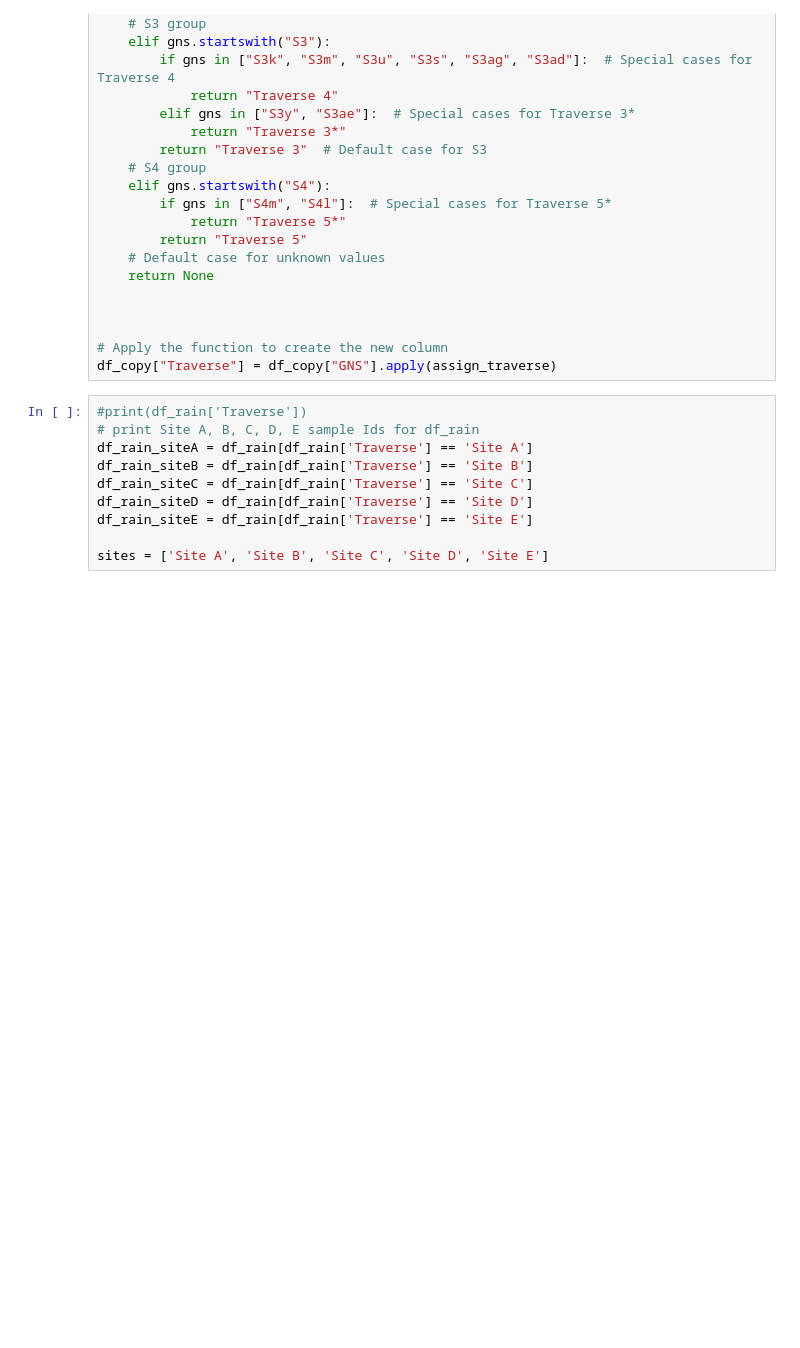
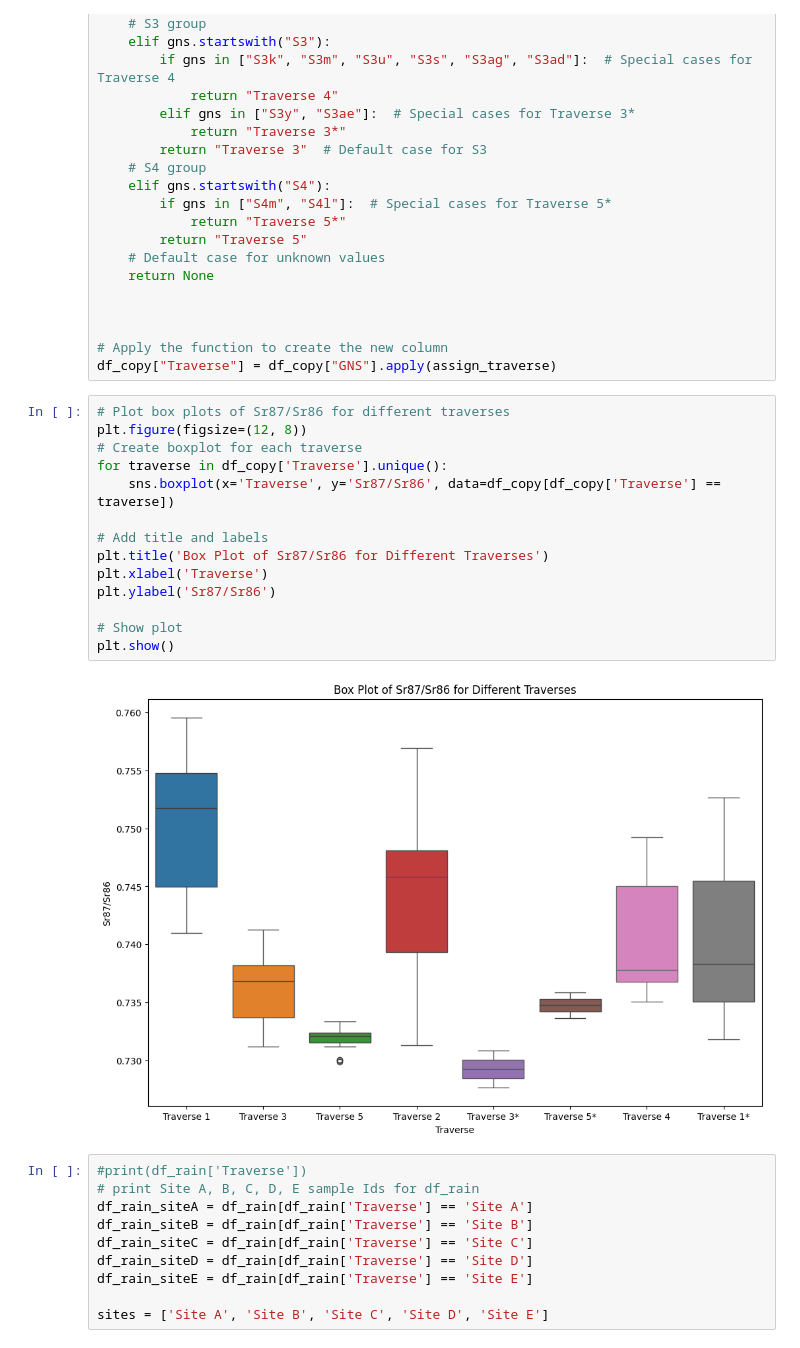
Before and after one commit to iskiros/Nepal, a Jupyter notebook: Code/JupyterTest_Correct.ipynb, the cells around one changed output. Cells and saved outputs as stored; diff of their text form; blank space fills up the shorter version.

```diff
--- a/Code/JupyterTest_Correct.ipynb
+++ b/Code/JupyterTest_Correct.ipynb
@@ -191,6 +197,22 @@ def assign_traverse(gns):
 
 # Apply the function to create the new column
 df_copy["Traverse"] = df_copy["GNS"].apply(assign_traverse)
+# %%
+# Plot box plots of Sr87/Sr86 for different traverses
+plt.figure(figsize=(12, 8))
+# Create boxplot for each traverse
+for traverse in df_copy['Traverse'].unique():
+    sns.boxplot(x='Traverse', y='Sr87/Sr86', data=df_copy[df_copy['Traverse'] == traverse])
+
+# Add title and labels
+plt.title('Box Plot of Sr87/Sr86 for Different Traverses')
+plt.xlabel('Traverse')
+plt.ylabel('Sr87/Sr86')
+
+# Show plot
+plt.show()
+# %% [output]
+[figure, added]
 # %%
 #print(df_rain['Traverse'])
 # print Site A, B, C, D, E sample Ids for df_rain
```
Also changed, not shown: parts of 40 cells of this notebook, 13 other files.
